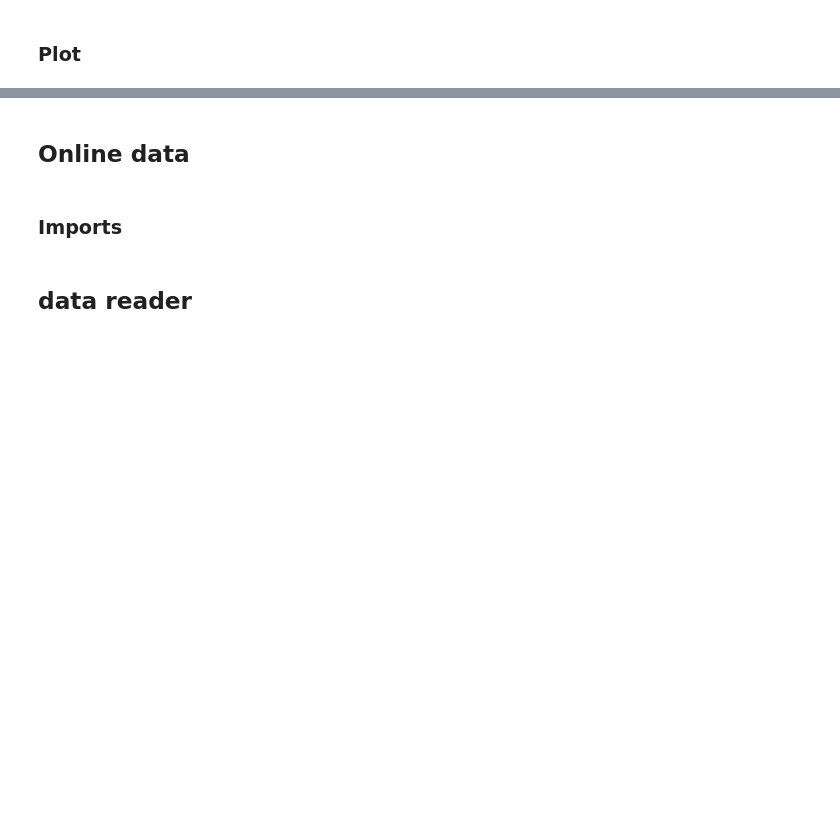
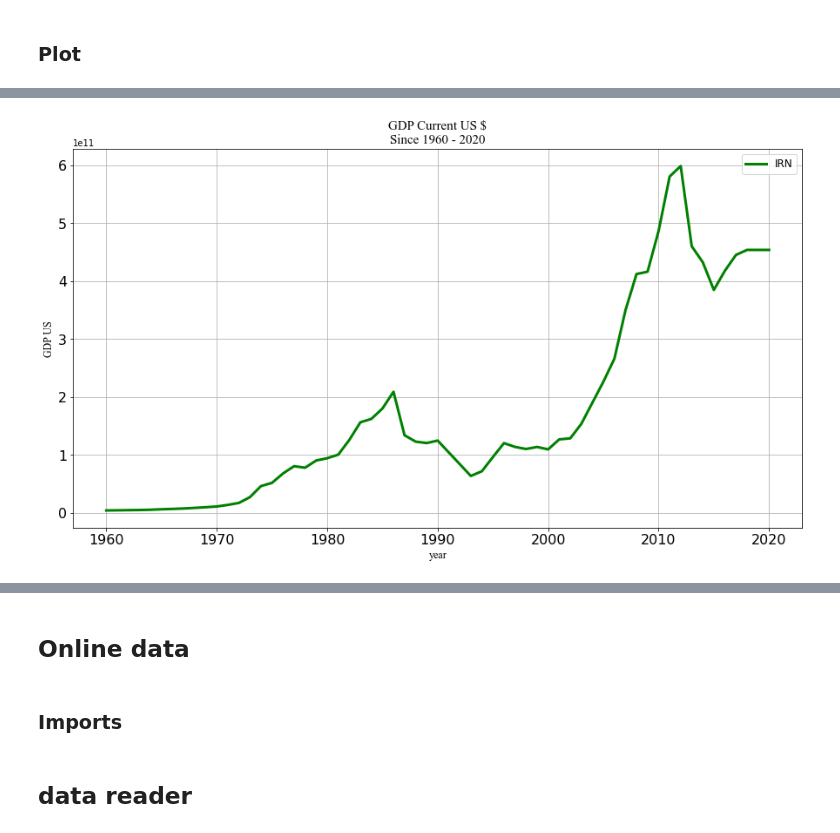
Before and after one commit to saeed-saffari/alzahra-workshop-spr2021, a Jupyter notebook: lecture/7. Pandas 03.ipynb, the cells around one changed output, grey strips where cells are left out. Saved outputs shown, nothing was run; the diff lists cells and outputs as text; code cells hidden in the pictures; blank space fills up the shorter version.

```diff
--- a/lecture/7. Pandas 03.ipynb
+++ b/lecture/7. Pandas 03.ipynb
@@ -24,0 +213,2 @@
+# %%
+gdp_2.loc[:, 'IRN'] = gdp_2.loc[:, 'IRN'].interpolate()
@@ -25,3 +231,15 @@
 # %%
 #pd.set_option('display.max_rows',None)
 #pd.reset_option('display.max_rows')
+# %%
+gdp_2.plot(y = 'IRN', figsize = (15,8), lw = 3, c = 'g', fontsize = 16)
+
+plt.grid()
+plt.xlabel('year',fontsize = 12, fontname = 'Times New Roman')
+plt.ylabel('GDP US', fontsize = 12, fontname = 'Times New Roman')
+plt.title('GDP Current US $\nSince 1960 - 2020', fontsize = 15, fontname = 'Times New Roman')
+
+plt.legend(fontsize = 12)
+plt.show()
+# %% [output]
+[figure, added]
```
Also changed, not shown: parts of 78 cells of this notebook.
